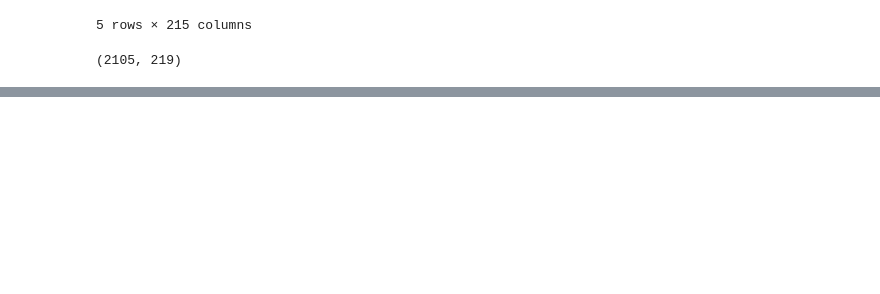
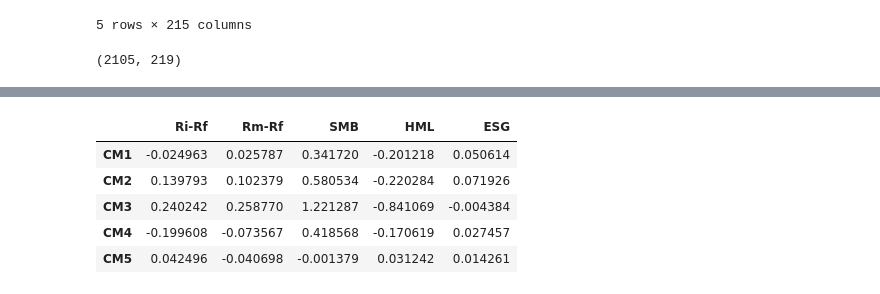
Before and after one commit to TDR474/ESG-Fama-French, a Jupyter notebook: Analysis.ipynb, the cells around one changed output, grey strips where cells are left out. Cells and saved outputs as stored; diff of their text form; code cells hidden in the pictures; blank space fills up the shorter version.

```diff
--- a/Analysis.ipynb
+++ b/Analysis.ipynb
@@ -154,4 +201,12 @@ df_mkt_spread = get_return_spread(df_mkt_return, df_risk_free_return).T.rename(c
 # %%
 # merge the three spreads into one dataframe
-df_spread = pd.concat([df_mkt_spread, df_SMB_spread_mcap, df_HML_spread_BM, df_ESG_spread_esg], axis=1)
+df_spread = pd.concat([df_RiRf_spread, df_mkt_spread, df_SMB_spread_mcap, df_HML_spread_BM, df_ESG_spread_esg], axis=1)
+df_spread.head()
+# %% [output]
+|  | Ri-Rf | Rm-Rf | SMB | HML | ESG |
+| CM1 | -0.024963 | 0.025787 | 0.341720 | -0.201218 | 0.050614 |
+| CM2 | 0.139793 | 0.102379 | 0.580534 | -0.220284 | 0.071926 |
+| CM3 | 0.240242 | 0.258770 | 1.221287 | -0.841069 | -0.004384 |
+| CM4 | -0.199608 | -0.073567 | 0.418568 | -0.170619 | 0.027457 |
+| CM5 | 0.042496 | -0.040698 | -0.001379 | 0.031242 | 0.014261 |
 # %%
```
Also changed, not shown: parts of 8 cells of this notebook, 10 other files.
